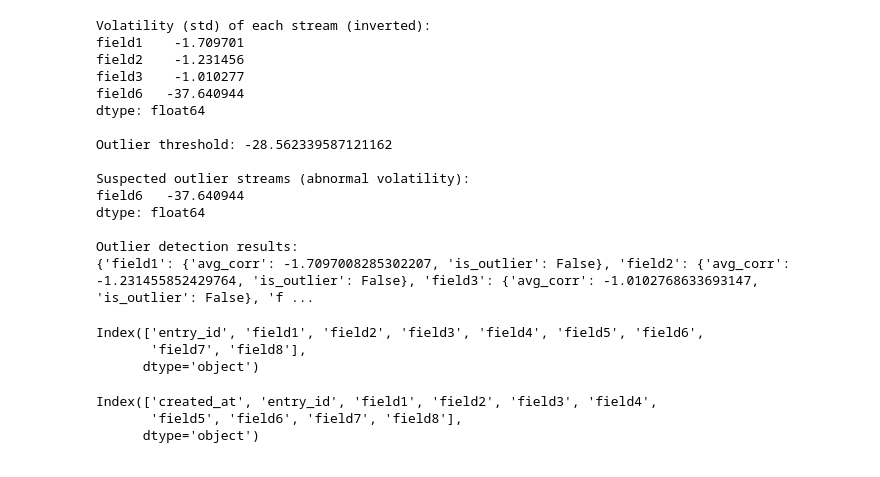
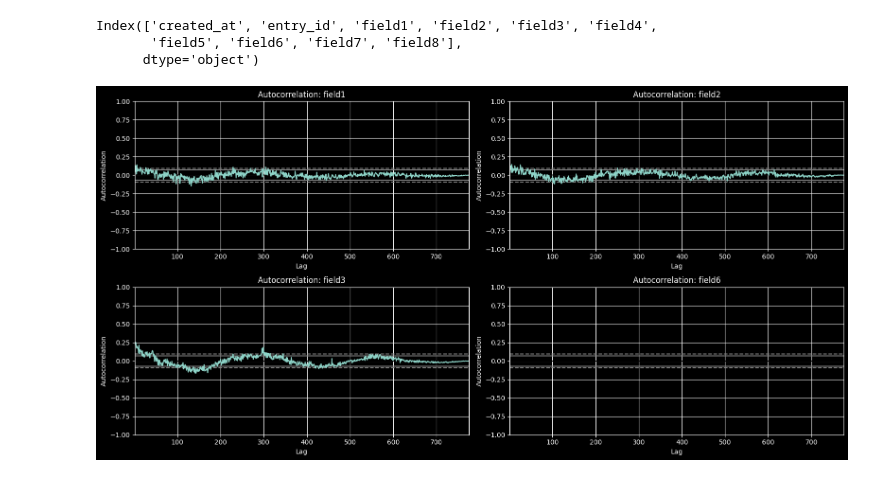
Before and after one commit to arnavahujaa/Intelligent-IoT-Data-Management, a Jupyter notebook: test.ipynb, the cells around one changed output. Cells and saved outputs as stored; diff of their text form; code cells hidden in the pictures.

Commit message:
full visualizations and algorithms updated

```diff
--- a/test.ipynb
+++ b/test.ipynb
@@ -79,51 +12,28 @@ grouped_bar_chart(df, streams_to_check, start_date, end_date)
 # %%
-import pandas as pd
-import numpy as np
-import matplotlib.pyplot as plt
-import seaborn as sns
-# from algorithm import correlation_based
+# import pandas as pd
+# import numpy as np
+# import matplotlib.pyplot as plt
+# import seaborn as sns
+# # from algorithm import correlation_based
 
-# --- Read and process sample data ---
-# Assume the file 'thingspeak_dataset.csv' has the following structure:
-# created_at,entry_id,field1,field2,field3,field4,field5,field6,field7,field8
-df = pd.read_csv('datasets/2881821.csv', parse_dates=['created_at'])
-df.sort_values(by='created_at', inplace=True)
-df.set_index('created_at', inplace=True)
-df = df.interpolate()
+# # --- Read and process sample data ---
+# # Assume the file 'thingspeak_dataset.csv' has the following structure:
+# # created_at,entry_id,field1,field2,field3,field4,field5,field6,field7,field8
+# df = pd.read_csv('datasets/2881821.csv', parse_dates=['created_at'])
+# df.sort_values(by='created_at', inplace=True)
+# df.set_index('created_at', inplace=True)
+# df = df.interpolate()
 
-# --- Example usage of the detect_outlier_streams function ---
-# Choose at least 3 streams for analysis, for example: field1, field2, field3, field5
+# # --- Example usage of the detect_outlier_streams function ---
+# # Choose at least 3 streams for analysis, for example: field1, field2, field3, field5
 streams_to_check = ['field1', 'field2', 'field3','field6']
 start_date = '2025-03-18 06:54:00'
-end_date = '2025-03-18 06:58:00'
+end_date = '2025-03-19 07:02:42'
 
-results = volatility_based(df, streams_to_check, start_date, end_date)
+# results = volatility_based(df, streams_to_check, start_date, end_date)
 
-print("\nOutlier detection results:")
-print(results)
+# print("\nOutlier detection results:")
+# print(results)
-# %% [output]
-Volatility (std) of each stream (inverted):
-field1    -1.709701
-field2    -1.231456
-field3    -1.010277
-field6   -37.640944
-dtype: float64
-
-Outlier threshold: -28.562339587121162
-
-Suspected outlier streams (abnormal volatility):
-field6   -37.640944
-dtype: float64
-
-Outlier detection results:
-{'field1': {'avg_corr': -1.7097008285302207, 'is_outlier': False}, 'field2': {'avg_corr': -1.231455852429764, 'is_outlier': False}, 'field3': {'avg_corr': -1.0102768633693147, 'is_outlier': False}, 'f ...
-# %%
-# df['created_at'] = pd.to_datetime(df['created_at'])
-print(df.columns)
-# %% [output]
-Index(['entry_id', 'field1', 'field2', 'field3', 'field4', 'field5', 'field6',
-       'field7', 'field8'],
-      dtype='object')
 # %%
 df = pd.read_csv('datasets/2881821.csv', parse_dates=['created_at'])
 print(df.columns)
@@ -132,3 +42,7 @@ df['created_at'] = pd.to_datetime(df['created_at'])
 Index(['created_at', 'entry_id', 'field1', 'field2', 'field3', 'field4',
        'field5', 'field6', 'field7', 'field8'],
       dtype='object')
+# %%
+autocorrelation_plot(df, streams_to_check, start_date, end_date, style='dark')
+# %% [output]
+[figure, new version]
```
Also changed, not shown: parts of 5 cells of this notebook, 6 other files.
